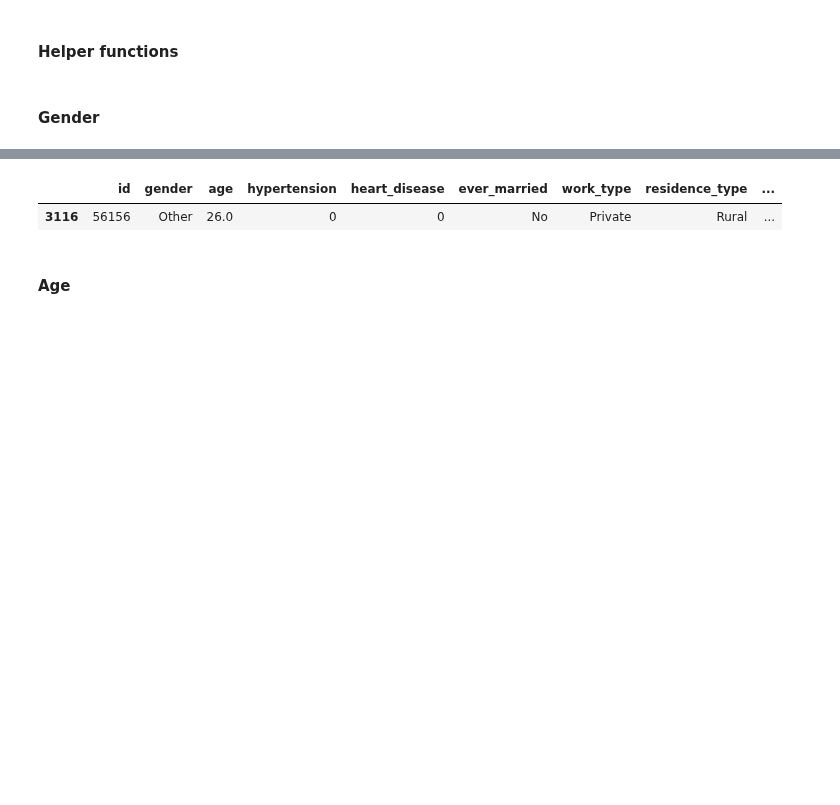
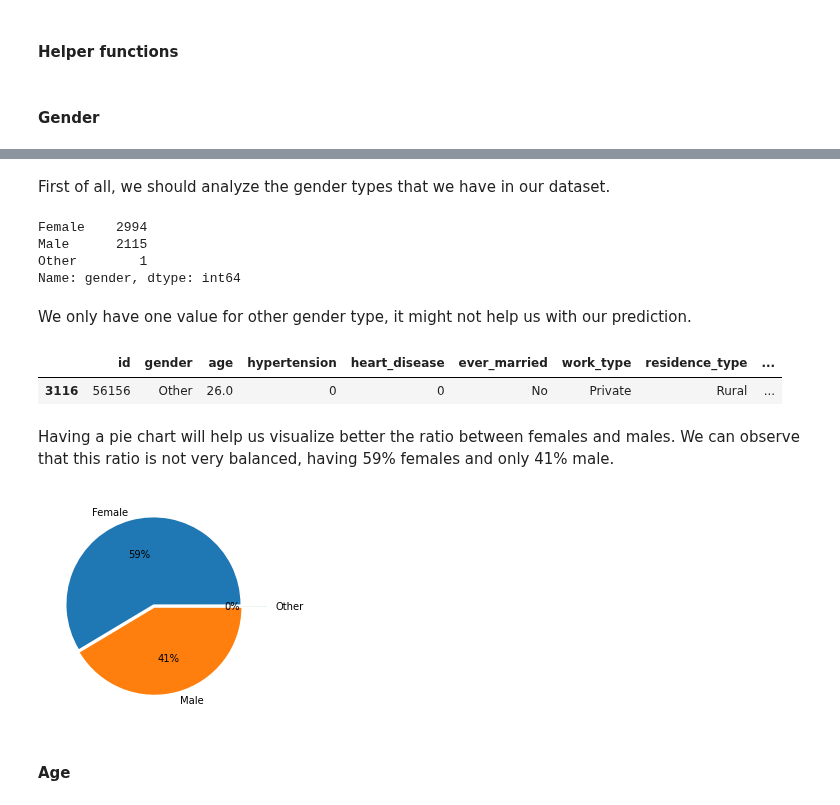
Before and after one commit to bori00/Stroke-Predictor, a Jupyter notebook: Stroke_Predictor.ipynb, the cells around one changed output, grey strips where cells are left out. Drawn from its saved outputs; the diff is of its cells as text; code cells hidden in the pictures; blank space fills up the shorter version.

```diff
--- a/Stroke_Predictor.ipynb
+++ b/Stroke_Predictor.ipynb
@@ -147,8 +133,28 @@ stroke_df.groupby('gender').size().plot(kind='pie')
+# %% [markdown]
+First of all, we should analyze the gender types that we have in our dataset.
+# %%
+gender_value_counts = stroke_df.gender.value_counts()
+gender_value_counts
+# %% [output]
+Female    2994
+Male      2115
+Other        1
+Name: gender, dtype: int64
+# %% [markdown]
+We only have one value for other gender type, it might not help us with our prediction.
 # %%
 stroke_df.loc[stroke_df['gender']=='Other']
 # %% [output]
 |  | id | gender | age | hypertension | heart_disease | ever_married | work_type | residence_type | ... |
 | 3116 | 56156 | Other | 26.0 | 0 | 0 | No | Private | Rural | ... |
+# %% [markdown]
+Having a pie chart will help us visualize better the ratio between females and males. We can observe that this ratio is not very balanced, having 59% females and only 41% male.
+# %%
+explode = [0.02,0.02,0.3]
+plt.pie(gender_value_counts.array, labels=gender_value_counts.index, autopct = '%0.0f%%', explode = explode)
+plt.show()
+# %% [output]
+[figure, added]
 # %% [markdown]
 #### Age
 # %%
```
Also changed, not shown: parts of 16 cells of this notebook.
